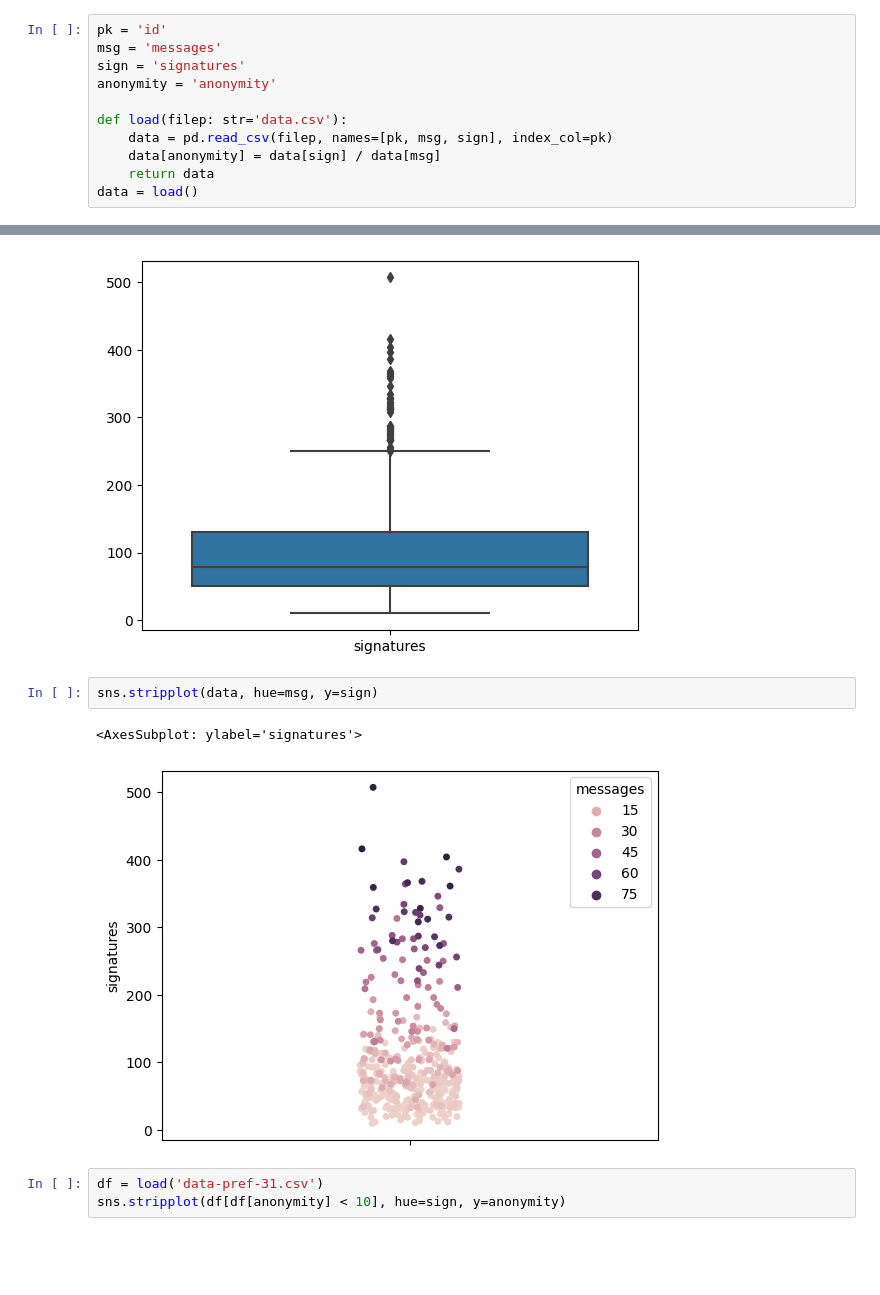
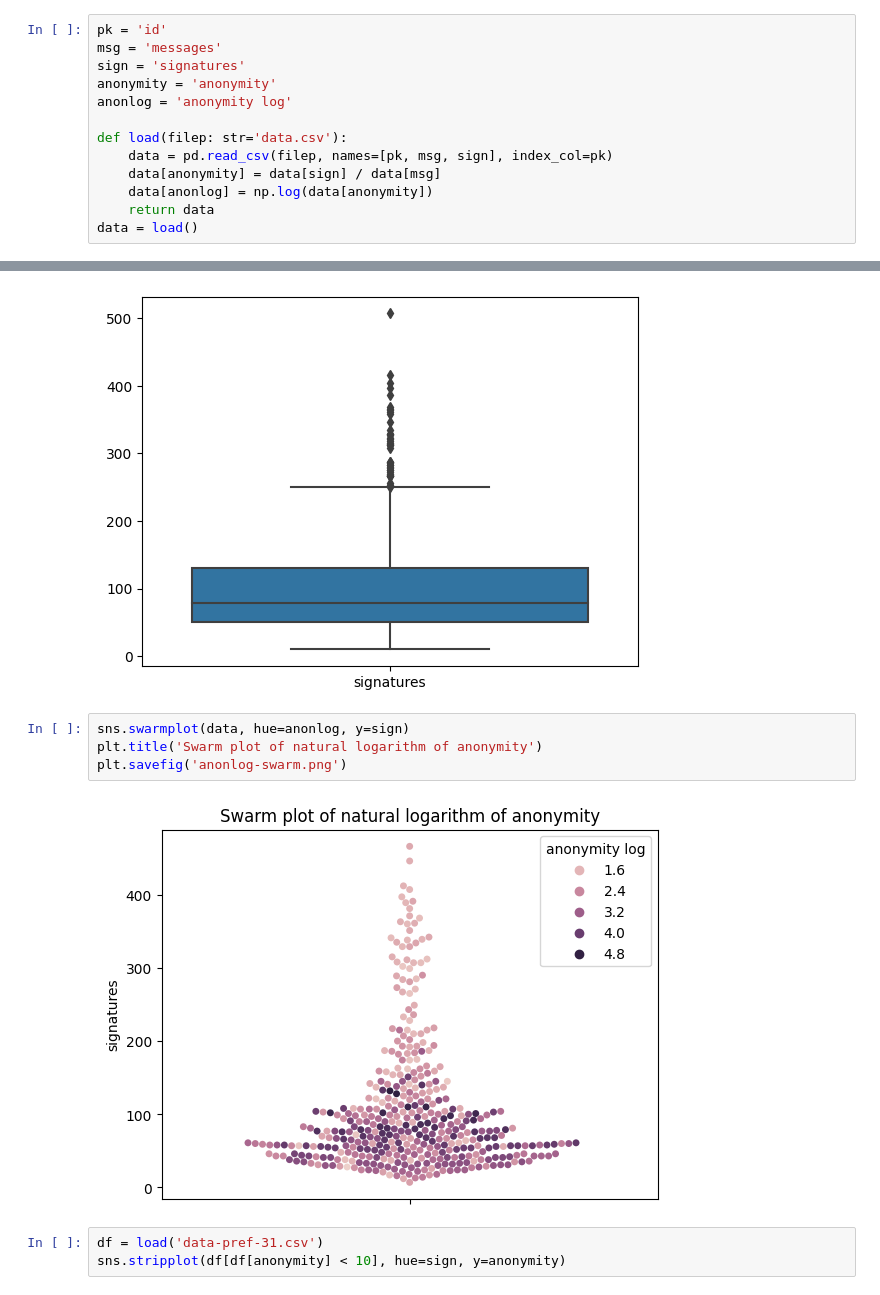
Before and after one commit to sergisi/glowing-dollop, a Jupyter notebook: notebook/Untitled.ipynb, the cells around one changed output, grey strips where cells are left out. Saved outputs shown, nothing was run; the diff lists cells and outputs as text; blank space fills up the shorter version.

```diff
--- a/notebook/Untitled.ipynb
+++ b/notebook/Untitled.ipynb
@@ -7,9 +10,11 @@ pk = 'id'
 msg = 'messages'
 sign = 'signatures'
 anonymity = 'anonymity'
+anonlog = 'anonymity log'
 
 def load(filep: str='data.csv'):
     data = pd.read_csv(filep, names=[pk, msg, sign], index_col=pk)
     data[anonymity] = data[sign] / data[msg]
+    data[anonlog] = np.log(data[anonymity])
     return data
 data = load()
@@ -100,10 +110,11 @@ sns.boxplot(data[[sign]])
 <AxesSubplot: >
 [figure]
 # %%
-sns.stripplot(data, hue=msg, y=sign)
+sns.swarmplot(data, hue=anonlog, y=sign)
+plt.title('Swarm plot of natural logarithm of anonymity')
+plt.savefig('anonlog-swarm.png')
 # %% [output]
-<AxesSubplot: ylabel='signatures'>
-[figure, old version]
+[figure, new version]
 # %%
 df = load('data-pref-31.csv')
 sns.stripplot(df[df[anonymity] < 10], hue=sign, y=anonymity)
```
Also changed, not shown: parts of 4 cells of this notebook, 9 other files.
